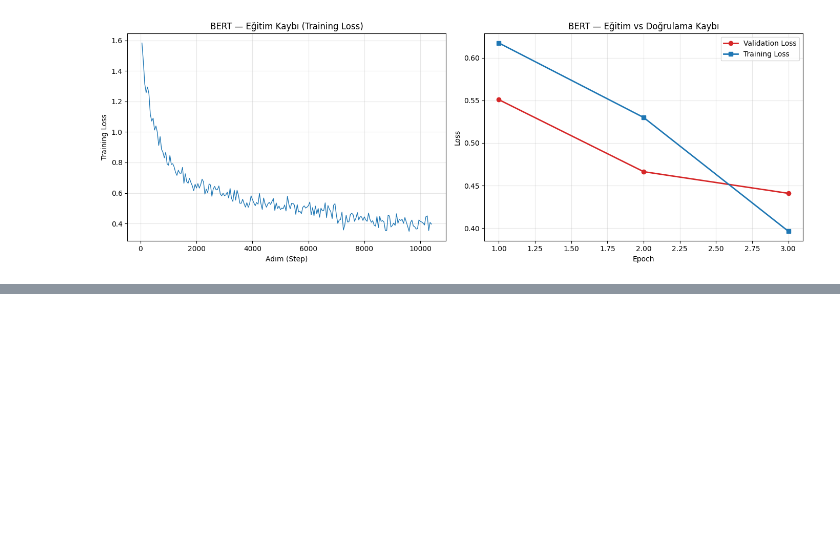
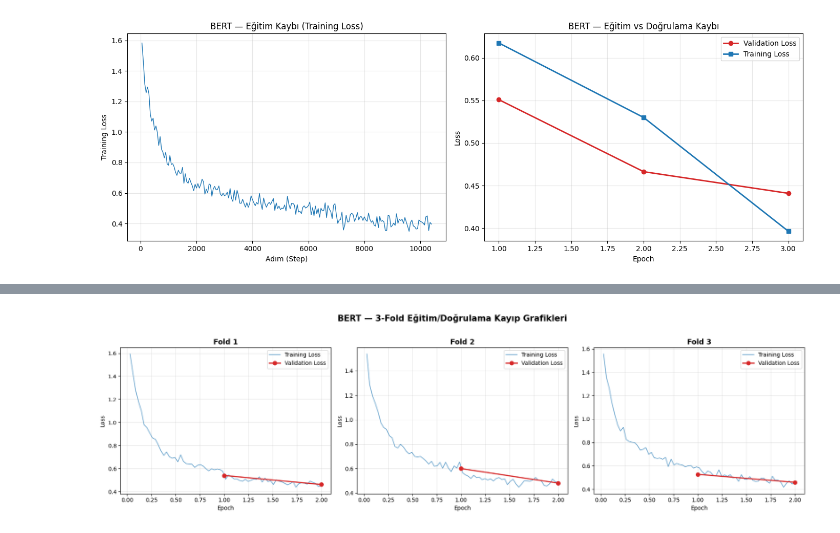
Before and after one commit to oguzhanerbil/food-health-predictor, a Jupyter notebook: prediction/bert/bert_colab.ipynb, the cells around one changed output, grey strips where cells are left out. Drawn from its saved outputs; the diff is of its cells as text; code cells hidden in the pictures; blank space fills up the shorter version.

```diff
--- a/prediction/bert/bert_colab.ipynb
+++ b/prediction/bert/bert_colab.ipynb
@@ -331,0 +457,98 @@ plt.show()
+# %%
+# ════════════════════════════════════════════════════════
+# 3-FOLD CV SONUÇLARI: Tablo + Loss Grafikleri
+# ════════════════════════════════════════════════════════
+DRIVE_PATH = '/content/drive/MyDrive/food-health-predictor/prediction/bert/'
+import os, json
+import numpy as np
+import pandas as pd
+import matplotlib.pyplot as plt
+
+CV_DIR = DRIVE_PATH + 'cv_results/'
+
+# Mevcut fold sonuçlarını oku
+folds = []
+for i in range(1, 6):
+    fpath = CV_DIR + f'fold_{i}_results.json'
+    if os.path.exists(fpath):
+        with open(fpath) as f:
+            folds.append(json.load(f))
+
+n = len(folds)
+print(f"{n} fold bulundu ve okundu.\n")
+
+# ── 1. METRİK TABLOSU ──
+rows = []
+for fd in folds:
+    rows.append({
+        'Fold': fd['fold'],
+        'Accuracy': round(fd['accuracy'], 4),
+        'Precision': round(fd['precision'], 4),
+        'Recall': round(fd['recall'], 4),
+        'F1-Macro': round(fd['f1'], 4),
+        'Sensitivity': round(fd['sensitivity'], 4),
+        'Specificity': round(fd['specificity'], 4),
+        'AUC': round(fd['auc'], 4),
+    })
+
+df = pd.DataFrame(rows)
+
+# Ortalama satırı
+avg = {'Fold': 'Ort'}
+for col in ['Accuracy','Precision','Recall','F1-Macro','Sensitivity','Specificity','AUC']:
+    avg[col] = round(df[col].mean(), 4)
+df_full = pd.concat([df, pd.DataFrame([avg])], ignore_index=True)
+
+print("="*80)
+print(f"{n}-FOLD CROSS VALIDATION SONUÇLARI")
+print("="*80)
+print(df_full.to_string(index=False))
+print("="*80)
+
+# Toplam eğitim süresi
+total_time = sum(fd['train_time_s'] for fd in folds)
+print(f"\nToplam eğitim süresi: {total_time:.2f} saniye ({total_time/60:.1f} dakika)")
+print(f"Fold başına ortalama: {total_time/n:.2f} saniye\n")
+
+# ── 2. LOSS GRAFİKLERİ (her fold ayrı panel) ──
+fig, axes = plt.subplots(1, n, figsize=(6*n, 5))
+if n == 1:
+    axes = [axes]
+
+for idx, fd in enumerate(folds):
+    log = fd['log_history']
+
+    # Step bazlı training loss
+    steps = [h['step'] for h in log if 'loss' in h]
+    tloss = [h['loss'] for h in log if 'loss' in h]
+
+    # Epoch bazlı validation loss
+    ep_val = [h['epoch'] for h in log if 'eval_loss' in h]
+    vloss  = [h['eval_loss'] for h in log if 'eval_loss' in h]
+
+    ax = axes[idx]
+    # Training loss'u step -> epoch ölçeğine çevir
+    if steps:
+        max_step = max(steps)
+        max_epoch = max(ep_val) if ep_val else 1
+        ep_scaled = [s/max_step*max_epoch for s in steps]
+        ax.plot(ep_scaled, tloss, color='tab:blue', alpha=0.7,
+                label='Training Loss', linewidth=1.2)
+    if ep_val:
+        ax.plot(ep_val, vloss, 'o-', color='tab:red',
+                label='Validation Loss', linewidth=2, markersize=7)
+
+    ax.set_title(f'Fold {fd["fold"]}', fontsize=13, fontweight='bold')
+    ax.set_xlabel('Epoch')
+    ax.set_ylabel('Loss')
+    ax.legend()
+    ax.grid(alpha=0.3)
+
+plt.suptitle('BERT — 3-Fold Eğitim/Doğrulama Kayıp Grafikleri',
+             fontsize=15, fontweight='bold', y=1.02)
+plt.tight_layout()
+plt.savefig(CV_DIR + 'cv_loss_grafikleri.png', dpi=150, bbox_inches='tight')
+plt.show()
+
+print("\nGrafik kaydedildi:", CV_DIR + 'cv_loss_grafikleri.png')
+# %% [output]
@@ -331,0 +569 @@ plt.show()
+[figure, added]
```
Also changed, not shown: parts of 3 cells of this notebook.
